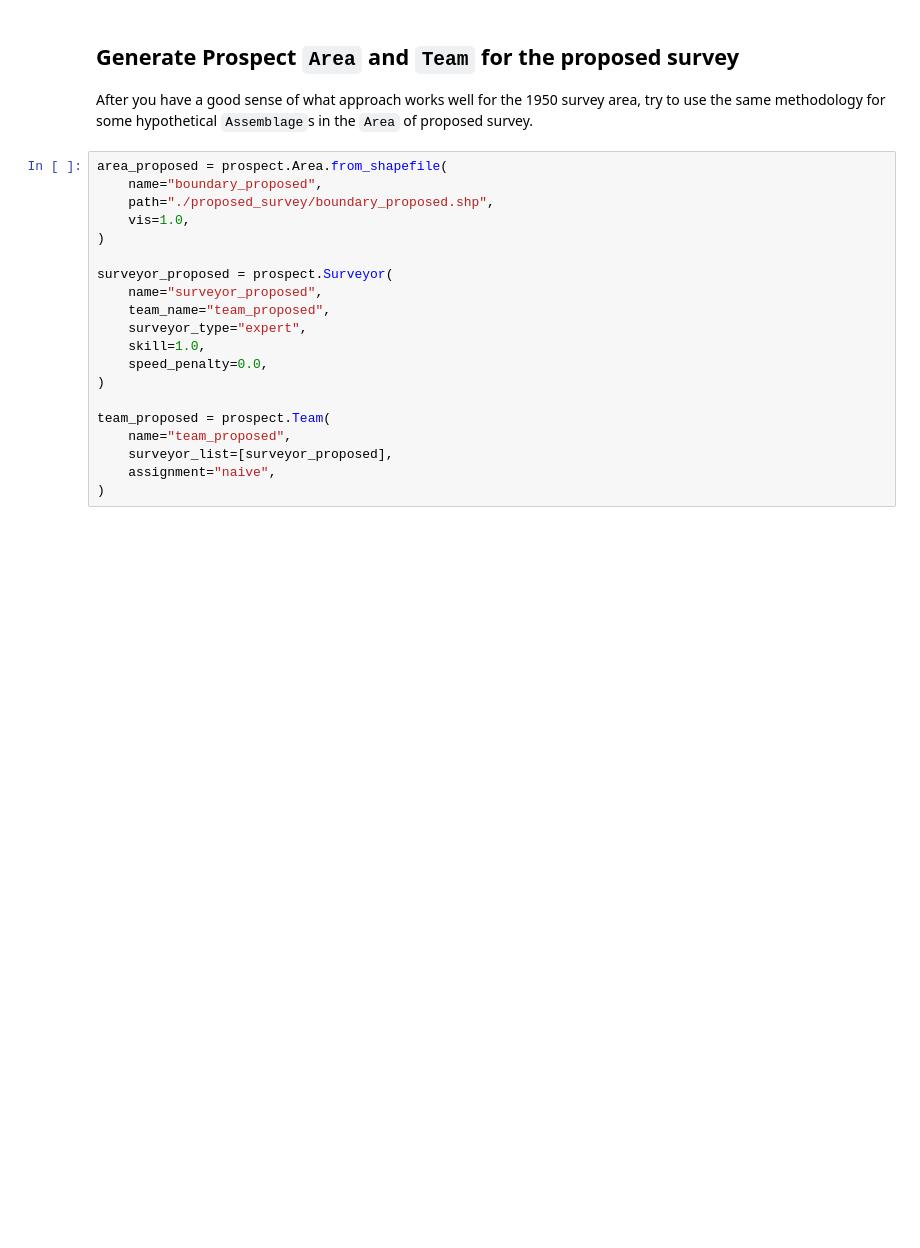
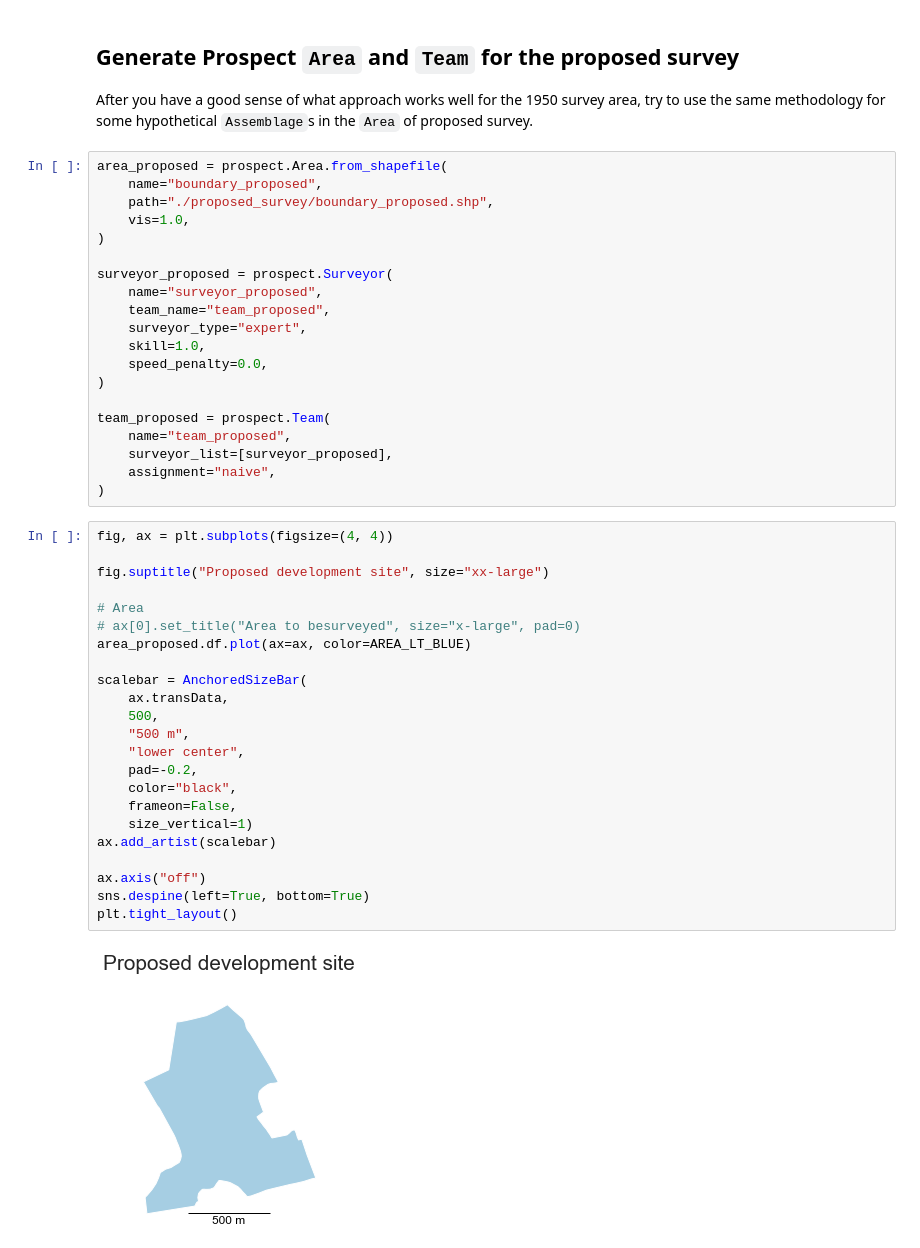
Before and after one commit to deppen8/prospect, a Jupyter notebook: notebooks/pub1/assignment_files/survey_design.ipynb, the cells around one changed output. Cells and saved outputs as stored; diff of their text form; blank space fills up the shorter version.

```diff
--- a/notebooks/pub1/assignment_files/survey_design.ipynb
+++ b/notebooks/pub1/assignment_files/survey_design.ipynb
@@ -144,3 +191,28 @@ team_proposed = prospect.Team(
     surveyor_list=[surveyor_proposed],
     assignment="naive",
 )
+# %%
+fig, ax = plt.subplots(figsize=(4, 4))
+
+fig.suptitle("Proposed development site", size="xx-large")
+
+# Area
+# ax[0].set_title("Area to besurveyed", size="x-large", pad=0)
+area_proposed.df.plot(ax=ax, color=AREA_LT_BLUE)
+
+scalebar = AnchoredSizeBar(
+    ax.transData,
+    500,
+    "500 m",
+    "lower center",
+    pad=-0.2,
+    color="black",
+    frameon=False,
+    size_vertical=1)
+ax.add_artist(scalebar)
+
+ax.axis("off")
+sns.despine(left=True, bottom=True)
+plt.tight_layout()
+# %% [output]
+[figure, added]
```
Also changed, not shown: parts of 6 cells of this notebook, 36 other files.
